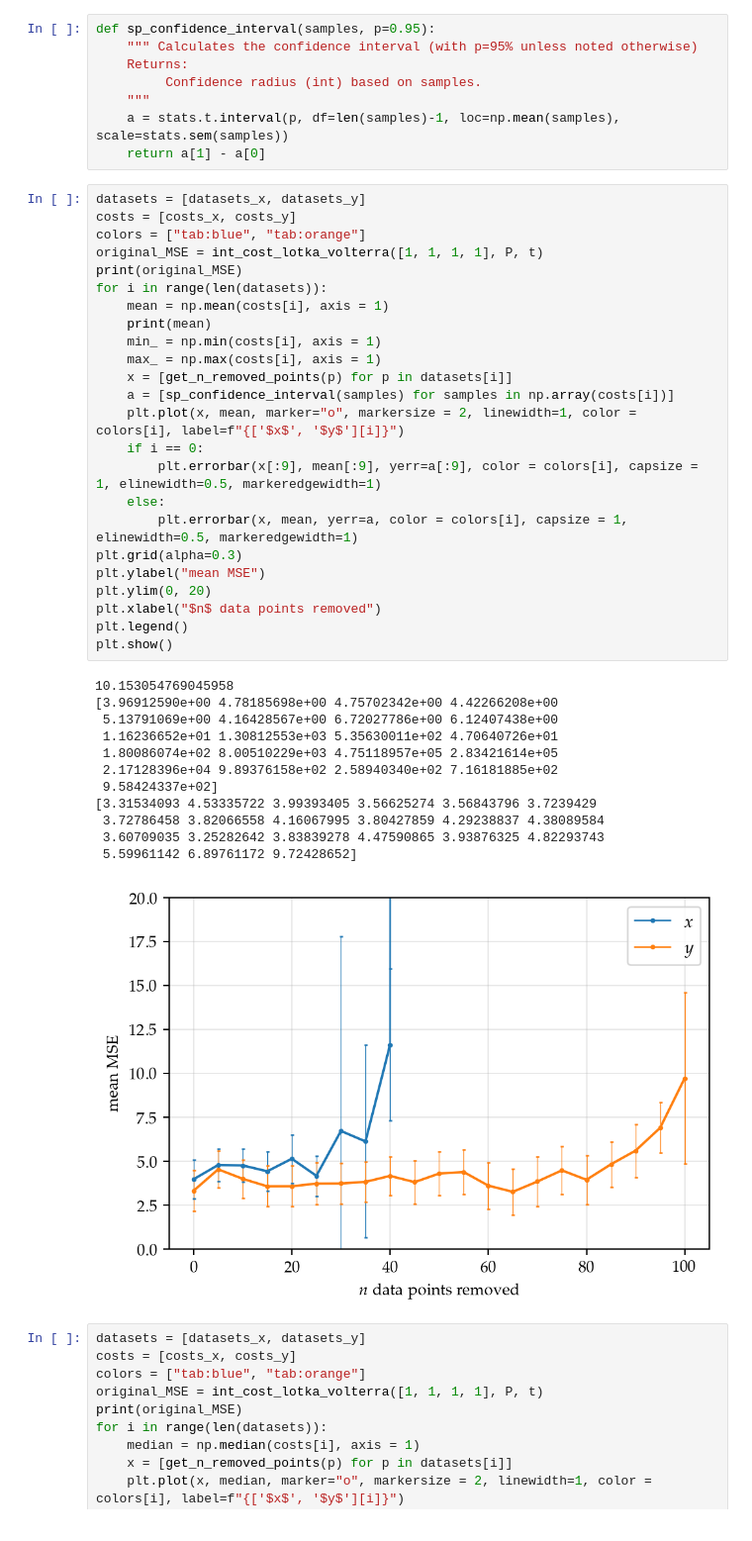
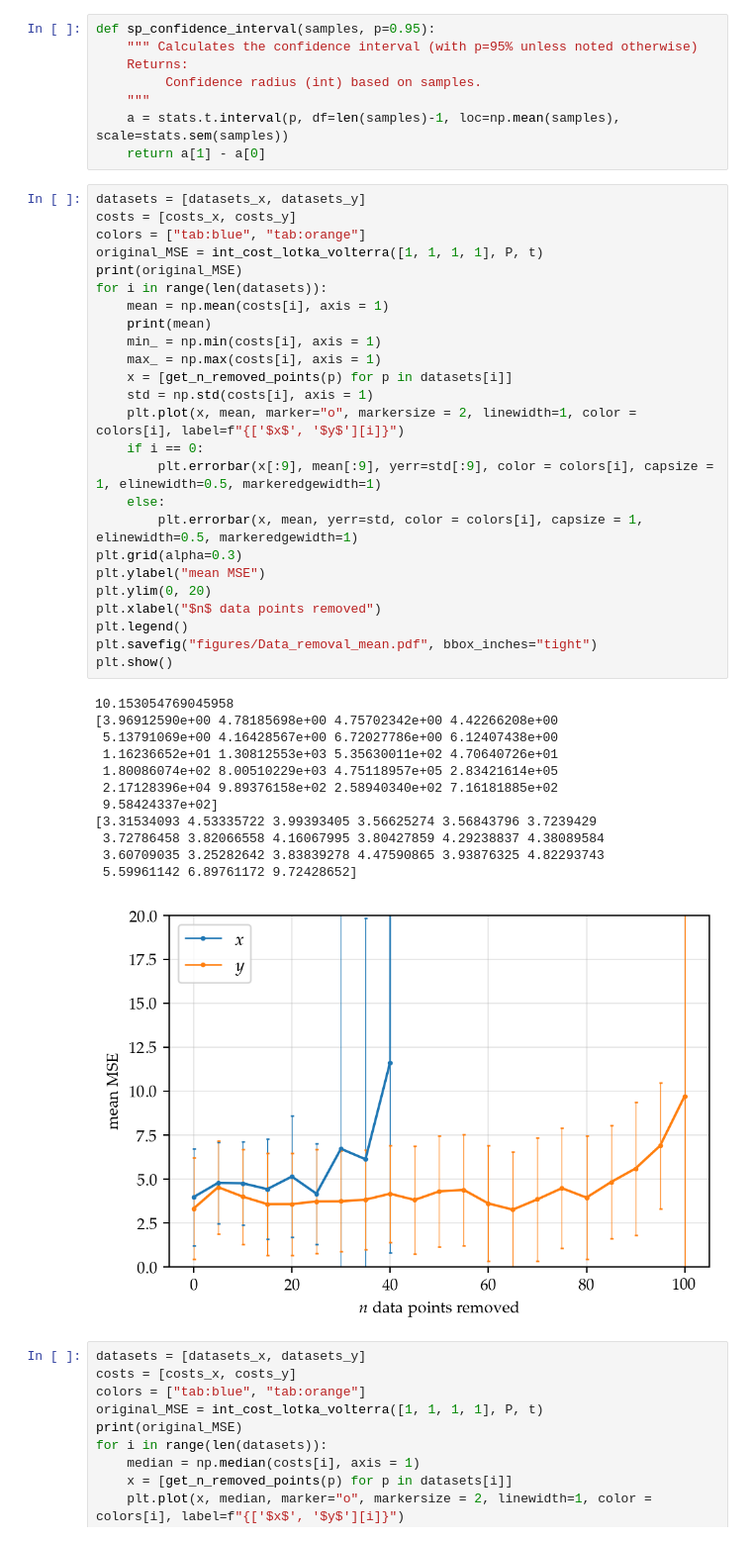
Before and after one commit to Maloup/stochastic-simulation-assignment3, a Jupyter notebook: Data point removal.ipynb, the cells around one changed output. Shown: that part at 99% size. Saved outputs shown, nothing was run; the diff lists cells and outputs as text.

```diff
--- a/Data point removal.ipynb
+++ b/Data point removal.ipynb
@@ -116,37 +115,38 @@ costs = [costs_x, costs_y]
 colors = ["tab:blue", "tab:orange"]
 original_MSE = int_cost_lotka_volterra([1, 1, 1, 1], P, t)
 print(original_MSE)
 for i in range(len(datasets)):
     mean = np.mean(costs[i], axis = 1)
     print(mean)
     min_ = np.min(costs[i], axis = 1)
     max_ = np.max(costs[i], axis = 1)
     x = [get_n_removed_points(p) for p in datasets[i]]
-    a = [sp_confidence_interval(samples) for samples in np.array(costs[i])]
+    std = np.std(costs[i], axis = 1)
     plt.plot(x, mean, marker="o", markersize = 2, linewidth=1, color = colors[i], label=f"{['$x$', '$y$'][i]}")
     if i == 0:
-        plt.errorbar(x[:9], mean[:9], yerr=a[:9], color = colors[i], capsize = 1, elinewidth=0.5, markeredgewidth=1)
+        plt.errorbar(x[:9], mean[:9], yerr=std[:9], color = colors[i], capsize = 1, elinewidth=0.5, markeredgewidth=1)
     else:
-        plt.errorbar(x, mean, yerr=a, color = colors[i], capsize = 1, elinewidth=0.5, markeredgewidth=1)
+        plt.errorbar(x, mean, yerr=std, color = colors[i], capsize = 1, elinewidth=0.5, markeredgewidth=1)
 plt.grid(alpha=0.3)
 plt.ylabel("mean MSE")
 plt.ylim(0, 20)
 plt.xlabel("$n$ data points removed")
 plt.legend()
+plt.savefig("figures/Data_removal_mean.pdf", bbox_inches="tight")
 plt.show()
 # %% [output]
 10.153054769045958
 [3.96912590e+00 4.78185698e+00 4.75702342e+00 4.42266208e+00
  5.13791069e+00 4.16428567e+00 6.72027786e+00 6.12407438e+00
  1.16236652e+01 1.30812553e+03 5.35630011e+02 4.70640726e+01
  1.80086074e+02 8.00510229e+03 4.75118957e+05 2.83421614e+05
  2.17128396e+04 9.89376158e+02 2.58940340e+02 7.16181885e+02
  9.58424337e+02]
 [3.31534093 4.53335722 3.99393405 3.56625274 3.56843796 3.7239429
  3.72786458 3.82066558 4.16067995 3.80427859 4.29238837 4.38089584
  3.60709035 3.25282642 3.83839278 4.47590865 3.93876325 4.82293743
  5.59961142 6.89761172 9.72428652]
-[figure, old version]
+[figure, new version]
 # %%
 datasets = [datasets_x, datasets_y]
 costs = [costs_x, costs_y]
```
Also changed, not shown: parts of 3 cells of this notebook, 11 other files.
